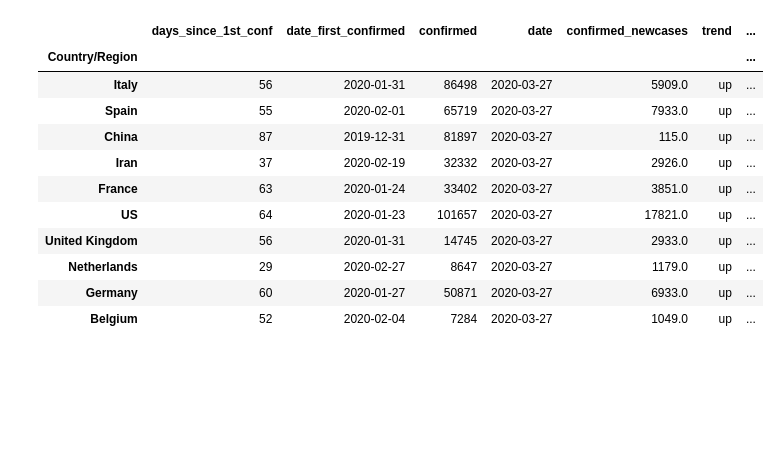
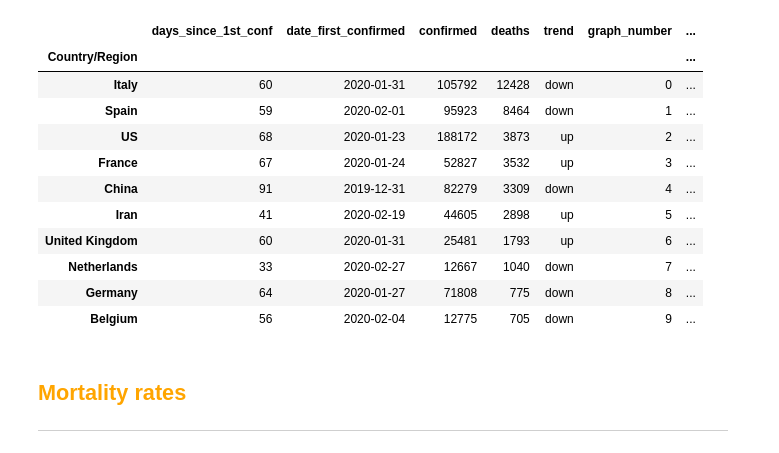
Before and after one commit to govex/COVID-19, a Jupyter notebook: code/Covid-19_v1.ipynb, the cells around one changed output. Saved outputs shown, nothing was run; the diff lists cells and outputs as text; code cells hidden in the pictures; blank space fills up the shorter version.

Commit message:
Added mortality and timelines plots

```diff
--- a/code/Covid-19_v1.ipynb
+++ b/code/Covid-19_v1.ipynb
@@ -45,15 +46,15 @@ df_merged = df_merged[['Province/State', 'Country/Region', 'Lat', 'Long', 'dt',
 # Extract and aggregate data for countries with provinces
 
 # US
-df_us = df_merged[df_merged['Country/Region'] == 'US'].copy()
-df_merged.drop(index = df_us.index, inplace = True)
-us_agg = df_us.groupby(by = 'dt').sum().copy()
-us_agg.reset_index(inplace = True)
-us_agg['Lat'] = 37.0902
-us_agg['Long'] = -95.7129
-us_agg['Province/State'] = np.nan
-us_agg['Country/Region'] = 'US'
-df_merged = pd.concat([df_merged, us_agg], sort = False, ignore_index = True)
+#df_us = df_merged[df_merged['Country/Region'] == 'US'].copy()
+#df_merged.drop(index = df_us.index, inplace = True)
+#us_agg = df_us.groupby(by = 'dt').sum().copy()
+#us_agg.reset_index(inplace = True)
+#us_agg['Lat'] = 37.0902
+#us_agg['Long'] = -95.7129
+#us_agg['Province/State'] = np.nan
+#us_agg['Country/Region'] = 'US'
+#df_merged = pd.concat([df_merged, us_agg], sort = False, ignore_index = True)
 
 # China
 df_china = df_merged[df_merged['Country/Region'] == 'China'].copy()
@@ -137,3 +303,11 @@ df_merged.drop(columns = ['Province/State'], inplace = True)
+# %%
+# Cases by 100.000 hab.
+df_merged['confirmed_by100000pop'] = df_merged['confirmed']*100000/df_merged['population_2018']
+df_merged['deaths_by100000pop'] = df_merged['deaths']*100000/df_merged['population_2018']
+
+# Drop intermediate columns
+#df_merged.drop(columns = ['Country Code', 'population_2018'], inplace = True)
+df_merged.drop(columns = ['Country Code'], inplace = True)
 # %%
 # Mortality rate
 df_merged['MortalityRate'] = df_merged['deaths']/df_merged['confirmed']
@@ -249,7 +313,0 @@ df_merged = df_merged.merge(df_pop, on = 'Country/Region', how = 'left')
-# %%
-# Cases by 100.000 hab.
-df_merged['confirmed_by100000pop'] = df_merged['confirmed']*100000/df_merged['population_2018']
-df_merged['deaths_by100000pop'] = df_merged['deaths']*100000/df_merged['population_2018']
-
-# Drop intermediate columns
-df_merged.drop(columns = ['Country Code', 'population_2018'], inplace = True)
@@ -548,40 +627,43 @@ plotly.offline.iplot(fig)
 # %%
 # Data to JSON
 most_recent_day = df_merged.sort_values('dt').dt.unique()[-3]
 tmp = df_merged[ (df_merged['dt'] == most_recent_day) & (df_merged['Country/Region'].isin(top10_country))].copy()
 
 def up_or_down(x):
     if (x>=1):
         return 'up'
     else:
         return 'down'
 
-trend = tmp.apply(lambda x: up_or_down(x['confirmed_newcases_growth_movavg']), axis=1)
+tmp['trend'] = tmp.apply(lambda x: up_or_down(x['confirmed_newcases_growth_movavg']), axis=1)
+trend = tmp[['Country/Region', 'trend']].copy()
 
 most_recent_day = df_merged.sort_values('dt').dt.unique()[-1]
 tmp = df_merged[ (df_merged['dt'] == most_recent_day) & (df_merged['Country/Region'].isin(top10_country))].copy()
 tmp.sort_values(by = 'deaths', ascending = False, inplace = True)
 tmp = tmp[['Country/Region', 'days_since_1st_conf', 'first_confirmed',
-           'confirmed', 'dt', 'confirmed_newcases']]
-tmp['trend'] = trend.values
+           'confirmed', 'deaths']]
+tmp = tmp.merge(trend, on = 'Country/Region')
 tmp['graph_number'] = np.arange(10)
+tmp['last_update'] = pd.Timestamp.now(tz='US/Eastern')
 tmp.set_index('Country/Region', inplace = True)
 tmp.rename(columns={'Country/Region': 'country',
                     'first_confirmed': 'date_first_confirmed',
-                    'dt': 'date',
                    }, inplace = True)
+path = '../visuals/new_cases/'
 tmp.to_json(path+'country_info.json', orient = 'columns')
+
 tmp
 # %% [output]
-|  | days_since_1st_conf | date_first_confirmed | confirmed | date | confirmed_newcases | trend | ... |
+|  | days_since_1st_conf | date_first_confirmed | confirmed | deaths | trend | graph_number | ... |
 | Country/Region |  |  |  |  |  |  | ... |
-| Italy | 56 | 2020-01-31 | 86498 | 2020-03-27 | 5909.0 | up | ... |
-| Spain | 55 | 2020-02-01 | 65719 | 2020-03-27 | 7933.0 | up | ... |
-| China | 87 | 2019-12-31 | 81897 | 2020-03-27 | 115.0 | up | ... |
-| Iran | 37 | 2020-02-19 | 32332 | 2020-03-27 | 2926.0 | up | ... |
-| France | 63 | 2020-01-24 | 33402 | 2020-03-27 | 3851.0 | up | ... |
-| US | 64 | 2020-01-23 | 101657 | 2020-03-27 | 17821.0 | up | ... |
-| United Kingdom | 56 | 2020-01-31 | 14745 | 2020-03-27 | 2933.0 | up | ... |
-| Netherlands | 29 | 2020-02-27 | 8647 | 2020-03-27 | 1179.0 | up | ... |
-| Germany | 60 | 2020-01-27 | 50871 | 2020-03-27 | 6933.0 | up | ... |
-| Belgium | 52 | 2020-02-04 | 7284 | 2020-03-27 | 1049.0 | up | ... |
+| Italy | 60 | 2020-01-31 | 105792 | 12428 | down | 0 | ... |
+| Spain | 59 | 2020-02-01 | 95923 | 8464 | down | 1 | ... |
+| US | 68 | 2020-01-23 | 188172 | 3873 | up | 2 | ... |
+| France | 67 | 2020-01-24 | 52827 | 3532 | up | 3 | ... |
+| China | 91 | 2019-12-31 | 82279 | 3309 | down | 4 | ... |
+| Iran | 41 | 2020-02-19 | 44605 | 2898 | up | 5 | ... |
+| United Kingdom | 60 | 2020-01-31 | 25481 | 1793 | up | 6 | ... |
+| Netherlands | 33 | 2020-02-27 | 12667 | 1040 | down | 7 | ... |
+| Germany | 64 | 2020-01-27 | 71808 | 775 | down | 8 | ... |
+| Belgium | 56 | 2020-02-04 | 12775 | 705 | down | 9 | ... |
@@ -591,0 +670,3 @@ tmp
+# %% [markdown]
+## <span style="color:orange">Mortality rates</span>
+<hr style="border: 1px solid #D3D3D3" >
```
Also changed, not shown: parts of 28 cells of this notebook, 3 other files.
